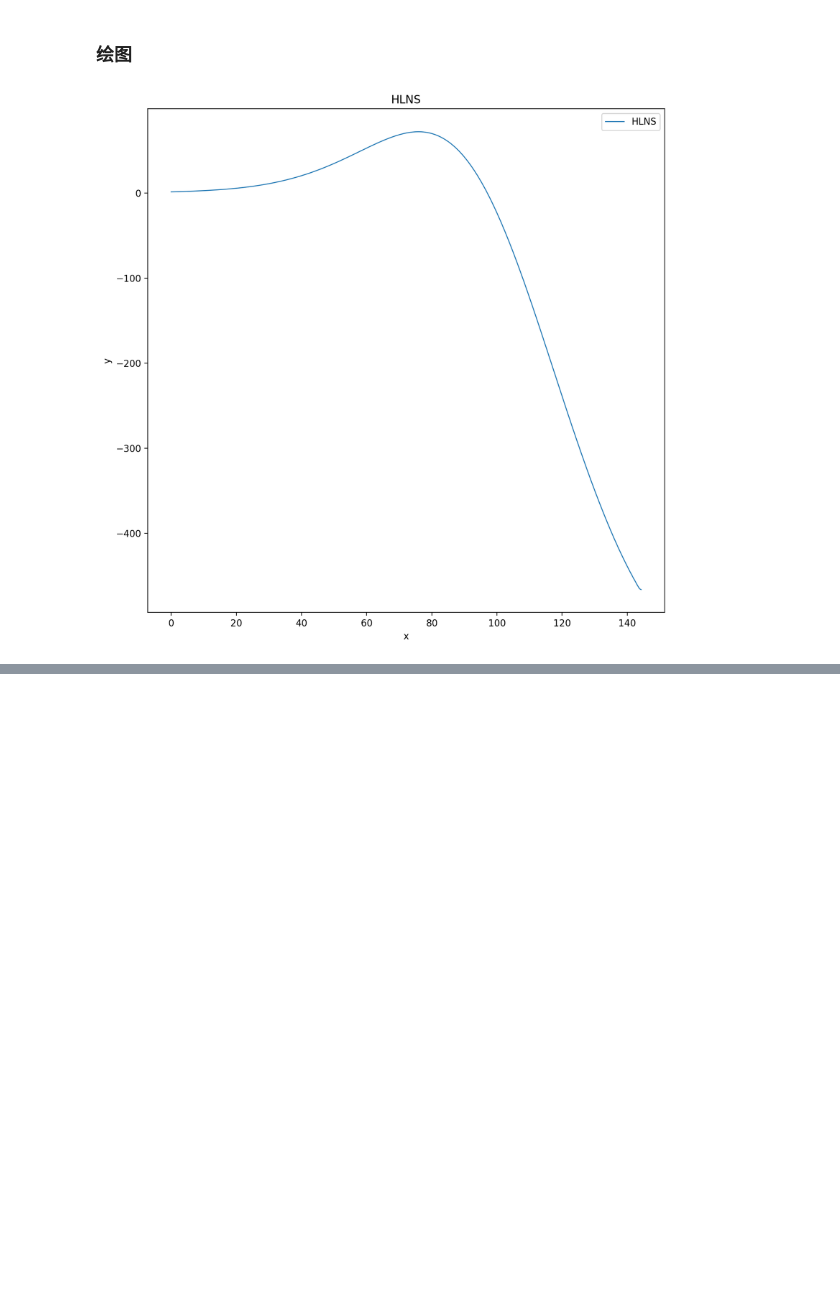
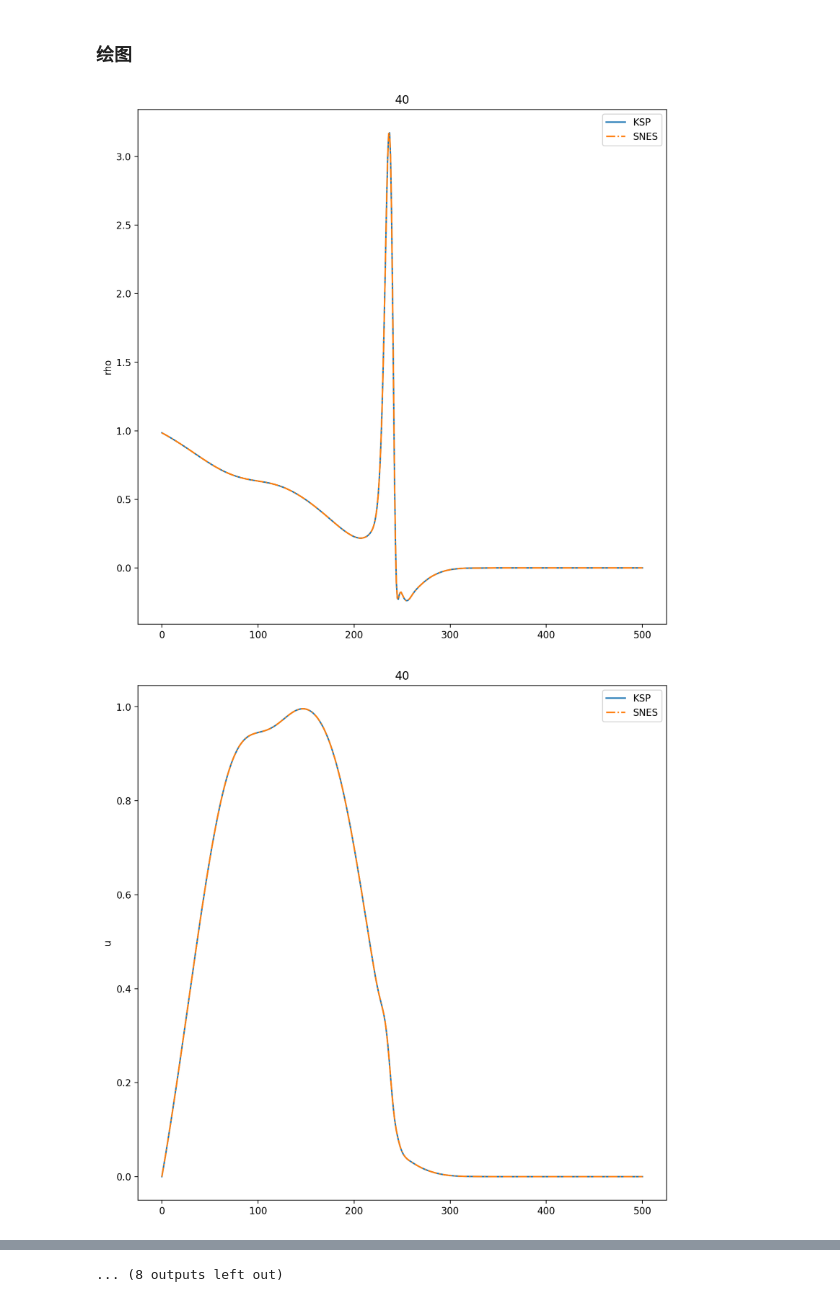
Before and after one commit to Bzhouha/START_LNS, a Jupyter notebook: src/PyPlot.ipynb, the cells around one changed output, grey strips where cells are left out. Cells and saved outputs as stored; diff of their text form; code cells hidden in the pictures; blank space fills up the shorter version.

```diff
--- a/src/PyPlot.ipynb
+++ b/src/PyPlot.ipynb
@@ -113,29 +113,35 @@ def HDF5file(filename,baseflow,mesh,result):
 ## 示例
 ### 读取
 # %%
-baseflow1 = np.zeros((5,In,Jn,Kn),np.complex128)
-mesh1 = np.zeros((3,In,Jn,Kn),np.float64)
-result1 = np.zeros((5,In,Jn,Kn),np.complex128)
+h_baseflow = np.zeros((5,In,Jn,Kn),np.complex128)
+h_mesh = np.zeros((3,In,Jn,Kn),np.float64)
+h_result = np.zeros((5,In,Jn,Kn),np.complex128)
 
-baseflow2 = np.zeros((5,In,Jn,Kn),np.complex128)
-mesh2 = np.zeros((3,In,Jn,Kn),np.float64)
-result2 = np.zeros((5,In,Jn,Kn),np.complex128)
+p_baseflow = np.zeros((5,In,Jn,Kn),np.complex128)
+p_mesh = np.zeros((3,In,Jn,Kn),np.float64)
+p_result = np.zeros((5,In,Jn,Kn),np.complex128)
 
-ierr = HDF5file('hlns.h5',baseflow1,mesh1,result1)
+ierr = HDF5file('hlns.h5',h_baseflow,h_mesh,h_result)
 
-ierr = BinaryMesh('grid.pet',mesh2)
-ierr = BinaryResult('flow.pet',baseflow2)
-ierr = BinaryResult('turtle.pet',result2)
+ierr = BinaryMesh('grid.pet',p_mesh)
+ierr = BinaryResult('flow.pet',p_baseflow)
+ierr = BinaryResult('turtle.pet',p_result)
 # %% [markdown]
 ### 绘图
 # %%
-plt.figure(figsize=(10, 10), dpi=200)
-plt.plot(mesh2[0,:,12,0], result2[4,:,12,0].real, label='HLNS', linewidth=1, linestyle="-")
-plt.scatter(hor, drt2, c='deeppink', label='LPSE', s=1)
-plt.title("HLNS")
-plt.xlabel("x")
-plt.ylabel("y")
-plt.legend()
-plt.show()
+dic = ('rho', 'u', 'v', 'w', 'T')
+for m in [40,120,150,249,288]:
+    for c in [0,1,2,4]:
+        plt.figure(figsize=(10, 10), dpi=200)
+        plt.plot(p_result[c,m,:,0].real, label='KSP' , linestyle="-")
+        plt.plot(h_result[c,m,:,0].real, label='SNES', linestyle="-.")
+        plt.title(str(m))
+        # plt.scatter(hor, drt2, c='deeppink', label='LPSE', s=1)
+        # plt.title("HLNS")
+        # plt.xlabel("x")
+        plt.ylabel(dic[c])
+        plt.legend()
+        plt.show()
 # %% [output]
-[figure, old version]
+[figure, new version]
+[figure, added]
@@ -141,0 +158 @@ plt.show()
+... (8 outputs left out)
```
Also changed, not shown: parts of 1 cell of this notebook, 3 other files.
